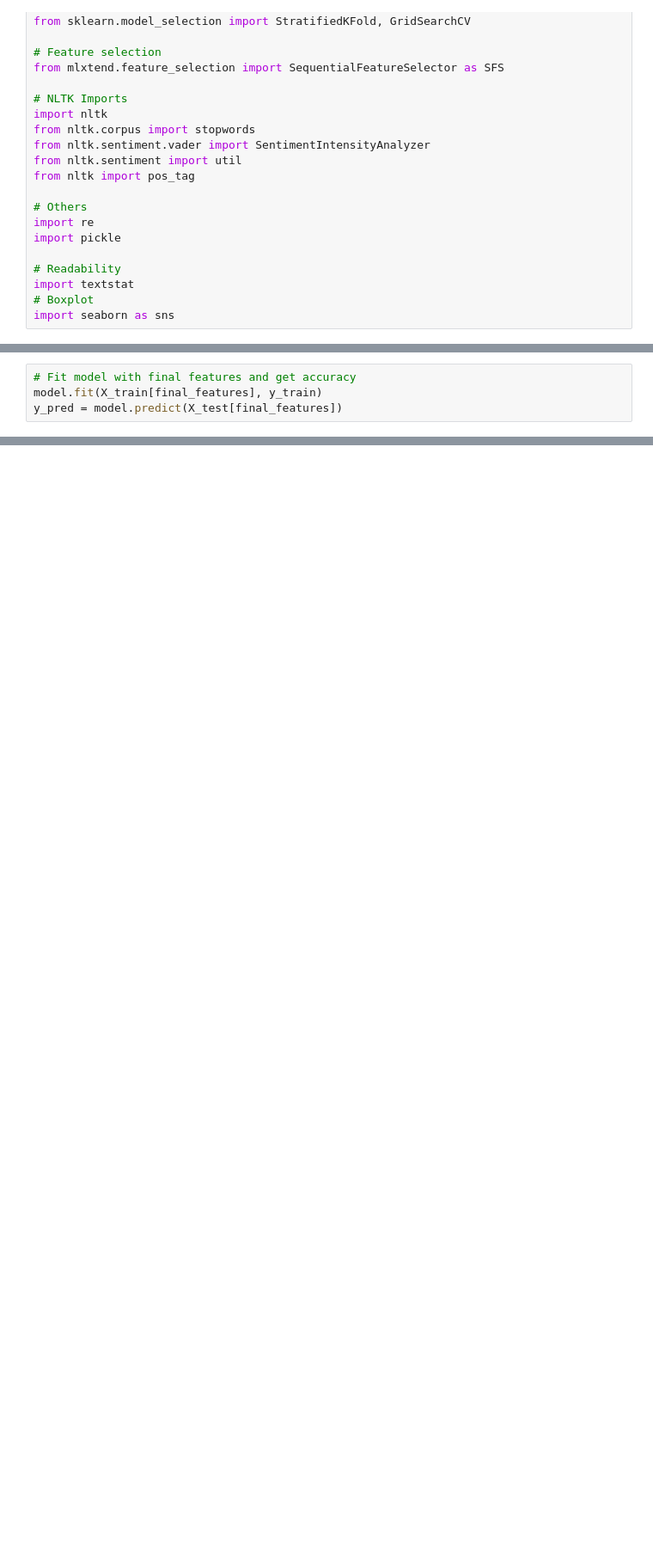
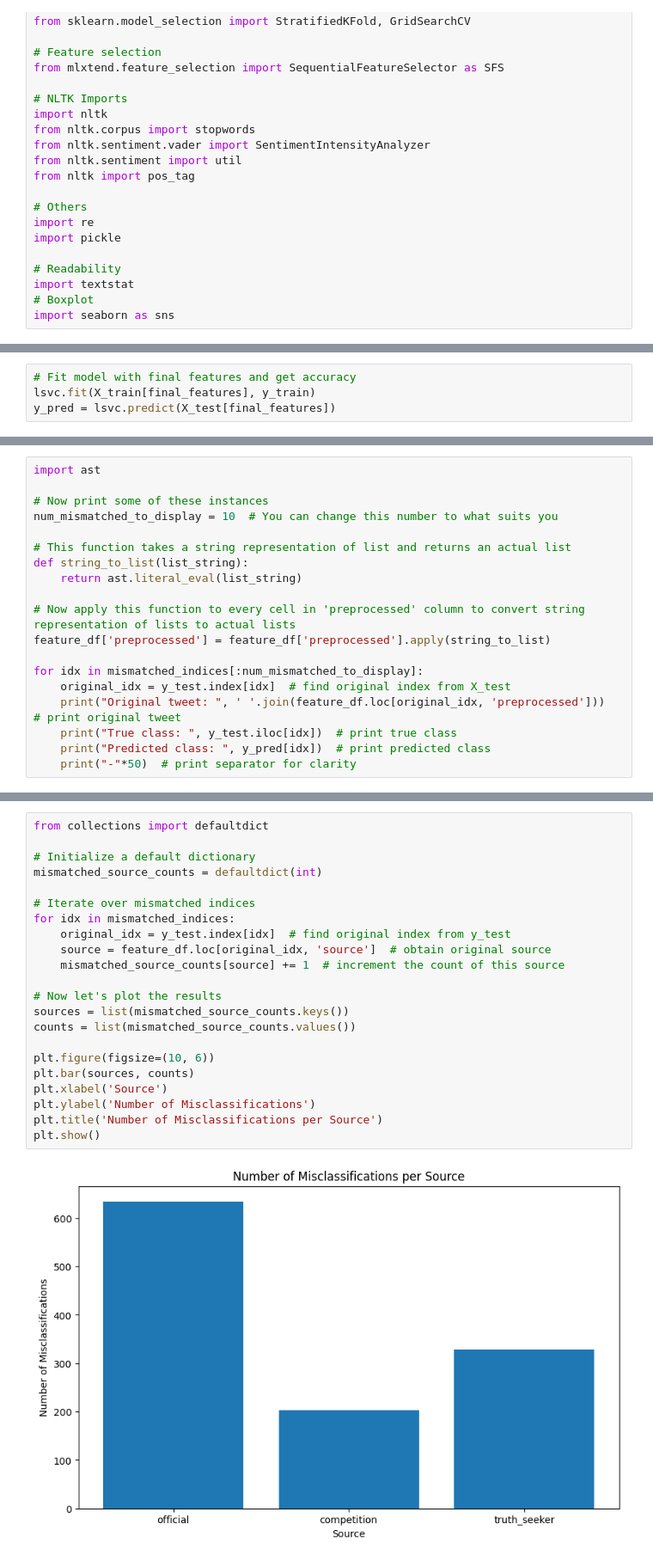
Before and after one commit to maximiliansteu/dissertation, a Jupyter notebook: models.ipynb, the cells around one changed output, grey strips where cells are left out. Shown at 86% size. Drawn from its saved outputs; the diff is of its cells as text; blank space fills up the shorter version.

```diff
--- a/models.ipynb
+++ b/models.ipynb
@@ -183,7 +225,7 @@ final_features = ['sentiment_BERT', 'sentiment_RoBERTa', 'dominance', 'arousal',
 # %%
 # Fit model with final features and get accuracy
-model.fit(X_train[final_features], y_train)
-y_pred = model.predict(X_test[final_features])
+lsvc.fit(X_train[final_features], y_train)
+y_pred = lsvc.predict(X_test[final_features])
 # %%
 from sklearn.metrics import precision_score, recall_score, confusion_matrix, f1_score
 
@@ -218,0 +251,19 @@ Confusion Matrix:
+# %%
+import ast
+
+# Now print some of these instances
+num_mismatched_to_display = 10  # You can change this number to what suits you
+
+# This function takes a string representation of list and returns an actual list
+def string_to_list(list_string):
+    return ast.literal_eval(list_string)
+
+# Now apply this function to every cell in 'preprocessed' column to convert string representation of lists to actual lists
+feature_df['preprocessed'] = feature_df['preprocessed'].apply(string_to_list)
+
+for idx in mismatched_indices[:num_mismatched_to_display]:
+    original_idx = y_test.index[idx]  # find original index from X_test
+    print("Original tweet: ", ' '.join(feature_df.loc[original_idx, 'preprocessed']))  # print original tweet
+    print("True class: ", y_test.iloc[idx])  # print true class
+    print("Predicted class: ", y_pred[idx])  # print predicted class
+    print("-"*50)  # print separator for clarity
@@ -218,0 +293,24 @@ Confusion Matrix:
+# %%
+from collections import defaultdict
+
+# Initialize a default dictionary
+mismatched_source_counts = defaultdict(int)
+
+# Iterate over mismatched indices
+for idx in mismatched_indices:
+    original_idx = y_test.index[idx]  # find original index from y_test
+    source = feature_df.loc[original_idx, 'source']  # obtain original source
+    mismatched_source_counts[source] += 1  # increment the count of this source
+
+# Now let's plot the results
+sources = list(mismatched_source_counts.keys())
+counts = list(mismatched_source_counts.values())
+
+plt.figure(figsize=(10, 6))
+plt.bar(sources, counts)
+plt.xlabel('Source')
+plt.ylabel('Number of Misclassifications')
+plt.title('Number of Misclassifications per Source')
+plt.show()
+# %% [output]
+[figure, added]
```
Also changed, not shown: parts of 52 cells of this notebook, 4 other files.
